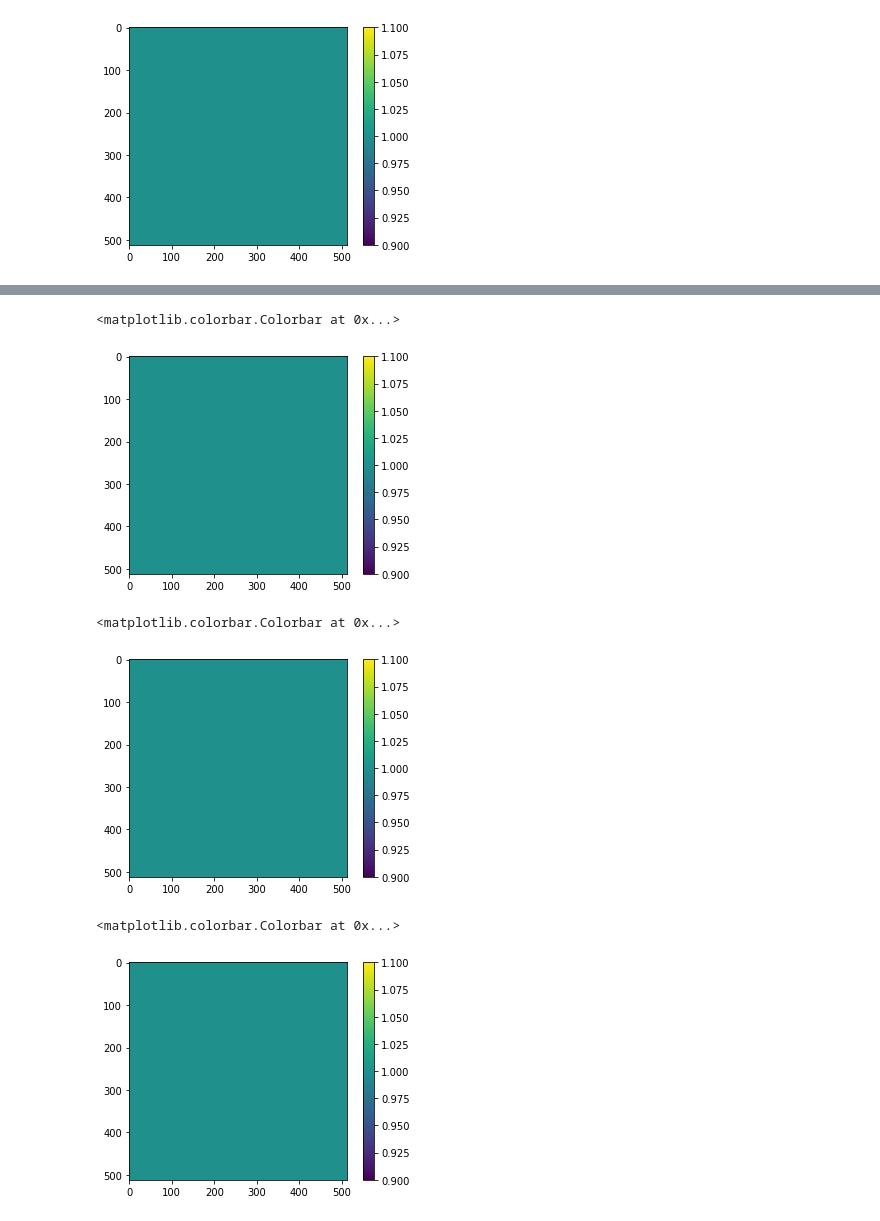
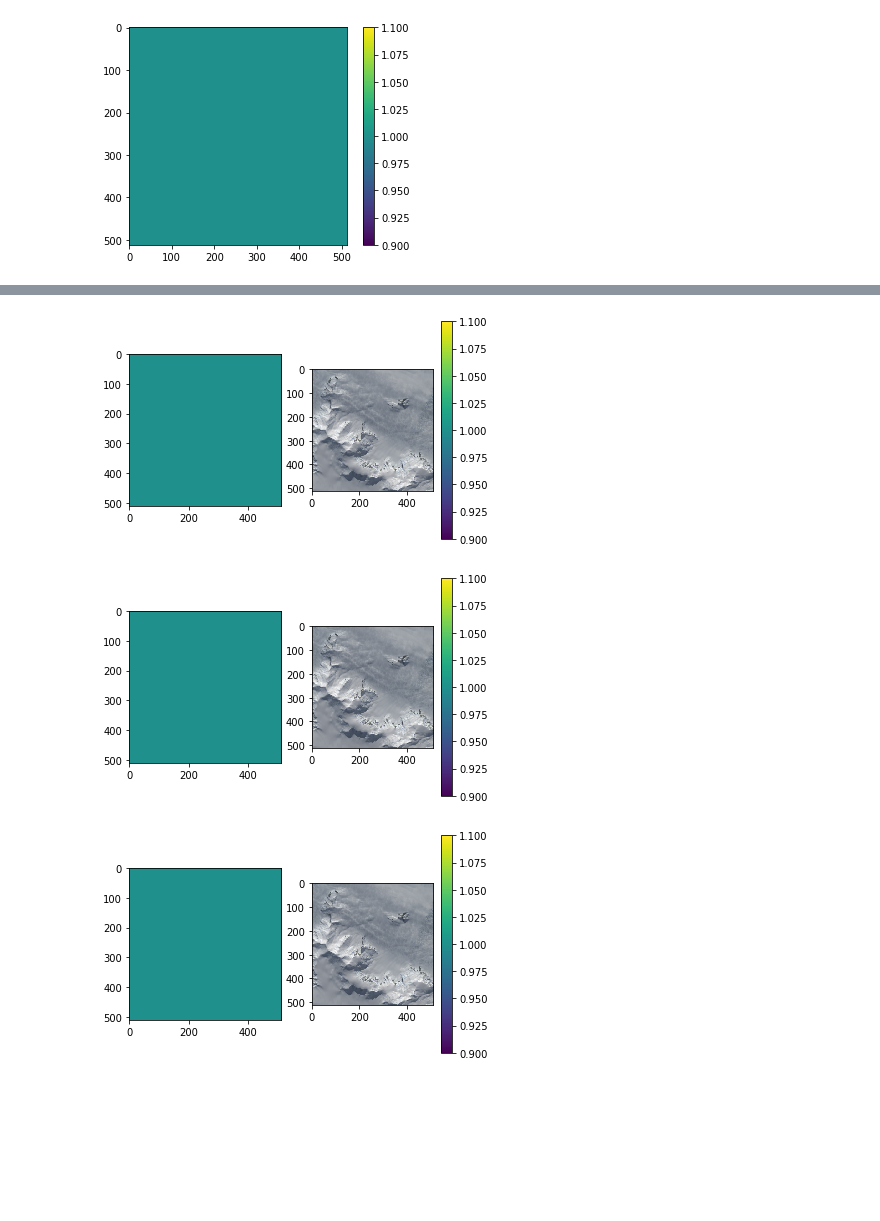
Before and after one commit to mblackgeo/AntarcticRockOutcrop, a Jupyter notebook: burton_johnson_model.ipynb, the cells around one changed output, grey strips where cells are left out. Cells and saved outputs as stored; diff of their text form; code cells hidden in the pictures; blank space fills up the shorter version.

```diff
--- a/burton_johnson_model.ipynb
+++ b/burton_johnson_model.ipynb
@@ -57,7 +57,7 @@ def get_tile(file, width=512, height=512, col_off=0, row_off=0):
         return data.read(window=window).transpose(1,2,0).astype(float), meta
 # %%
 landsatTileList = r"/home/dsa/DSA/images/scene_list.txt"
-landsatDirectory = r"/home/dsa/DSA/images/LC08_L1GT_209117_20140101_20170427_01_T2"
+landsatDirectory = r"/home/dsa/DSA/images/LC82201072015017LGN00"
 coastMaskShpfile = r"/home/dsa/DSA/vectors/Coastline_high_res_polygon_v7.1.shp"
 
 outputDirectory = r"/home/dsa/DSA/vectors/"
@@ -102,7 +102,7 @@ for block.
 Extract bands needed for masks from section with rocks (column and row
 offset arbitrarily selected for test partition)
 # %%
-col_off = 10
+col_off = 11
 row_off = 13
 B2, B2_meta = get_tile(thisTileFile + "_B2.TIF", col_off=col_off, row_off=row_off)
 B2_transform = B2_meta['transform']
@@ -213,24 +220,33 @@ plt.colorbar()
 # %%
 mask1_step2 = (ndsi < 0.75).astype(int)
-plt.imshow(mask1_step2.squeeze())
-plt.colorbar()
+
+fig, axes = plt.subplots(1,2)
+im = axes[0].imshow(mask1_step2.squeeze())
+im2 = axes[1].imshow(full_color)
+plt.colorbar(im)
+plt.show()
 # %% [output]
-<matplotlib.colorbar.Colorbar at 0x...>
-[figure, old version]
+[figure, new version]
 # %%
 mask1_step3 = (ndwi < 0.45).astype(int)
-plt.imshow(mask1_step3.squeeze())
-plt.colorbar()
+
+fig, axes = plt.subplots(1,2)
+im = axes[0].imshow(mask1_step3.squeeze())
+im2 = axes[1].imshow(full_color)
+plt.colorbar(im)
+plt.show()
 # %% [output]
-<matplotlib.colorbar.Colorbar at 0x...>
-[figure, old version]
+[figure, new version]
 # %%
-mask1_step5 = (B10 > 2550).astype(int) # Note: this is a scaled value
-plt.imshow(mask1_step5.squeeze())
-plt.colorbar()
+mask1_step5 = (B10 > 2550.0).astype(int) # Note: this is a scaled value
+
+fig, axes = plt.subplots(1,2)
+im = axes[0].imshow(mask1_step5.squeeze())
+im2 = axes[1].imshow(full_color)
+plt.colorbar(im)
+plt.show()
 # %% [output]
-<matplotlib.colorbar.Colorbar at 0x...>
-[figure, old version]
+[figure, new version]
 # %%
 mask1_prefinal = mask1_step1 + mask1_step2 + mask1_step3 + coastMaskBin + mask1_step5
 
```
Also changed, not shown: parts of 18 cells of this notebook.
